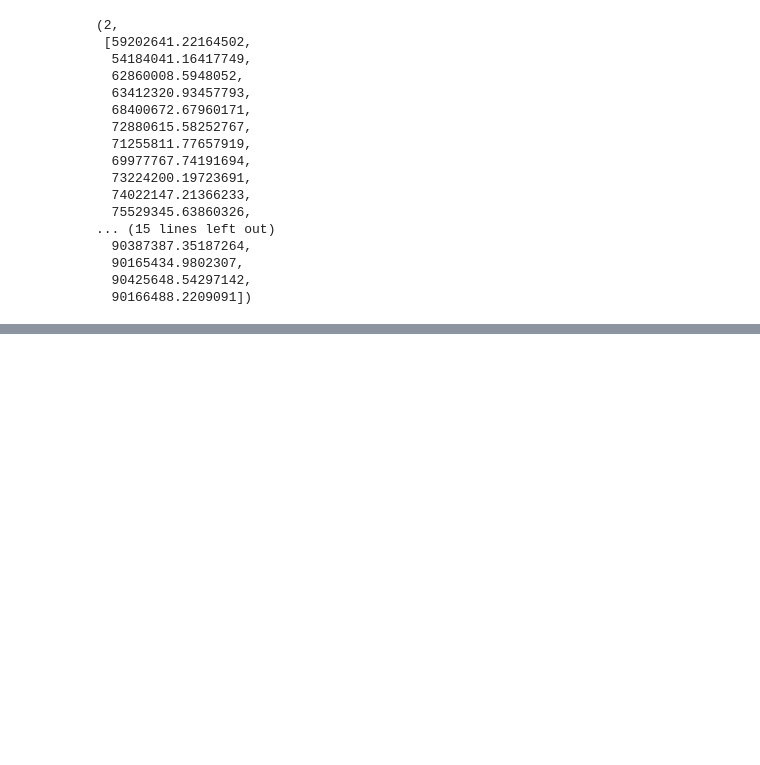
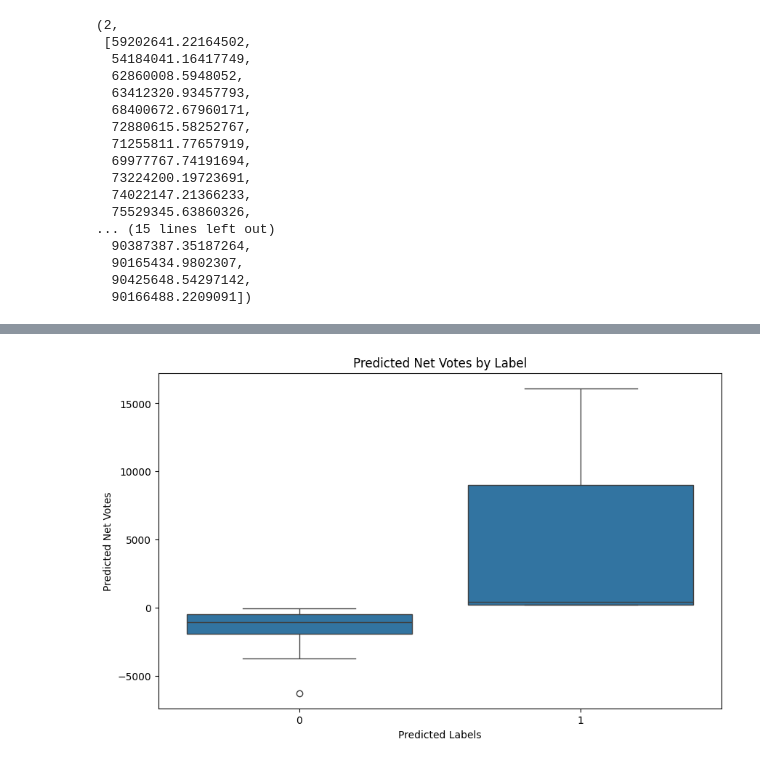
Before and after one commit to dha5sm/project_voting, a Jupyter notebook: Data_exploration_project_voting.ipynb, the cells around one changed output, grey strips where cells are left out. Saved outputs shown, nothing was run; the diff lists cells and outputs as text; code cells hidden in the pictures; blank space fills up the shorter version.

```diff
--- a/Data_exploration_project_voting.ipynb
+++ b/Data_exploration_project_voting.ipynb
@@ -364,0 +366,14 @@ correct_predictions, incorrect_predictions
+# %%
+import matplotlib.pyplot as plt
+import seaborn as sns
+from sklearn.metrics import classification_report, confusion_matrix
+
+# Generate output dataframe
+X_test_norm_df = pd.DataFrame(X_test_norm, columns=features_to_normalize)
+results_df = pd.DataFrame({
+    'County': df_merged['county_name'].iloc[X_test_norm_df.index],  # County names from the merged dataframe
+    'Actual_Net_Votes': y_test,
+    'Predicted_Net_Votes': predicted_net_votes,
+    'Predicted_Labels': predicted_labels,
+    'Actual_Labels': actual_labels
+})
@@ -364,0 +405,13 @@ correct_predictions, incorrect_predictions
+# %%
+# Group by predicted labels
+grouped = results_df.groupby('Predicted_Labels')
+
+# Visualize predicted net votes by label
+plt.figure(figsize=(10, 6))
+sns.boxplot(x='Predicted_Labels', y='Predicted_Net_Votes', data=results_df)
+plt.xlabel('Predicted Labels')
+plt.ylabel('Predicted Net Votes')
+plt.title('Predicted Net Votes by Label')
+plt.show()
+# %% [output]
+[figure, added]
```
Also changed, not shown: parts of 5 cells of this notebook.
